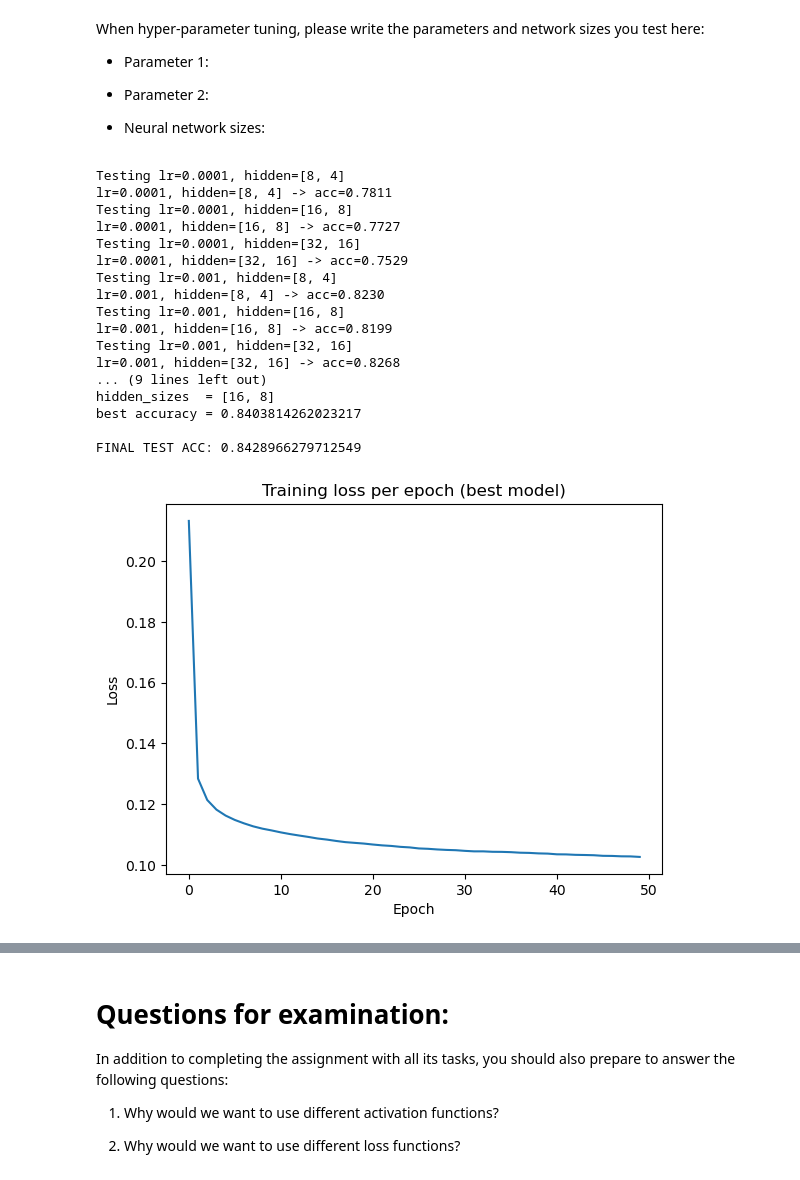
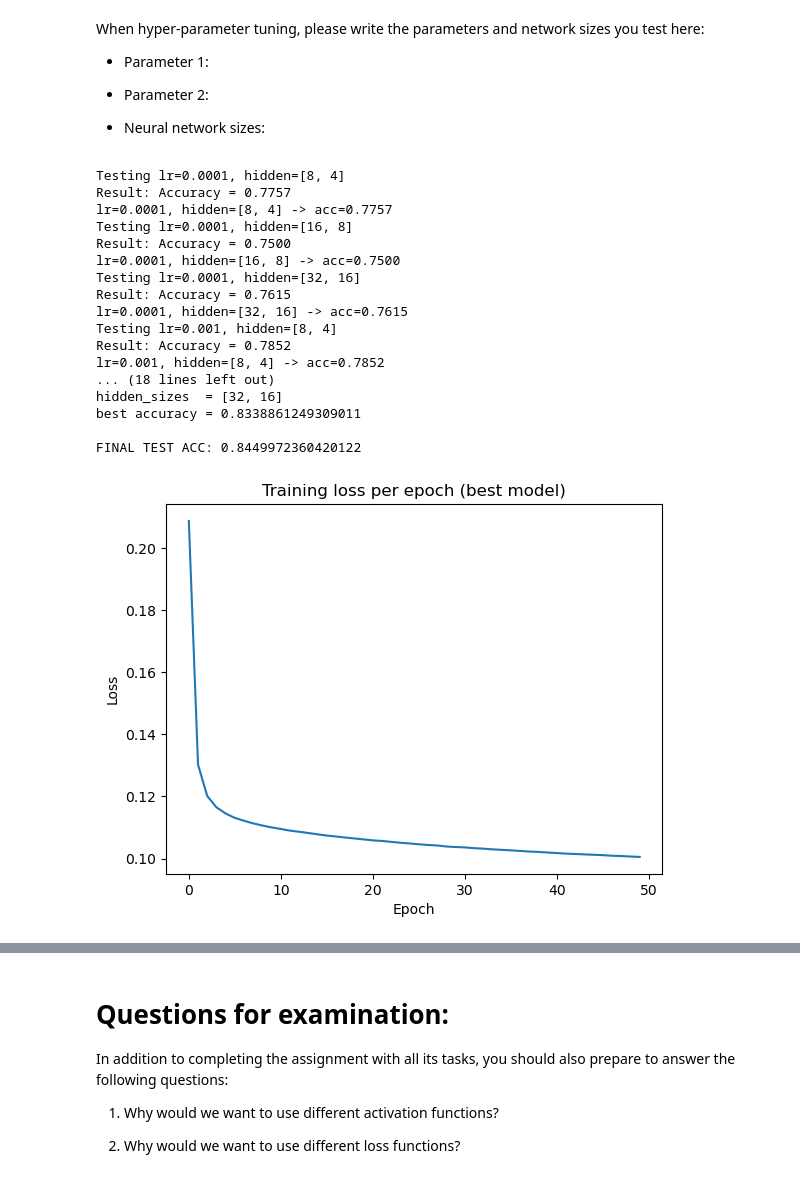
Before and after one commit to EdiOne07/Neural_Network, a Jupyter notebook: ML-Assignment 3/ML-Assignment 2_Besan_Ewir_and_Eduard_lorga.ipynb, the cells around one changed output, grey strips where cells are left out. Drawn from its saved outputs; the diff is of its cells as text; code cells hidden in the pictures.

Commit message:
Used Validation Data

```diff
--- a/ML-Assignment 3/ML-Assignment 2_Besan_Ewir_and_Eduard_lorga.ipynb
+++ b/ML-Assignment 3/ML-Assignment 2_Besan_Ewir_and_Eduard_lorga.ipynb
@@ -770,13 +770,12 @@ for lr in learning_rates:
         neural_network_sample = NeuralNet(input_dim=X_tr.shape[1], output_dim=2, neurons=hs)
 
         # Train for some epochs (not too many for tuning)
-        epochs = 30
-        for ep in range(epochs):
-            neural_network_sample.train_net(X_tr, y_tr, batch_size=32, epochs=1, learning_rate=lr)
+        train_loss, val_loss=neural_network_sample.train_net(X_tr, y_tr, batch_size=32, epochs=30, learning_rate=lr,use_validation_data=True)
 
         # Evaluate on test set
         val_acc = calc_acc(neural_network_sample, X_val, y_val)
         results.append((lr, hs, val_acc))
+        print(f"Result: Accuracy = {val_acc:.4f}")
         print(f"lr={lr}, hidden={hs} -> acc={val_acc:.4f}")
 
 best_lr, best_hs, best_val_acc = max(results, key=lambda t: t[2])
@@ -810,43 +809,43 @@ for ep in range(epochs):
 
 #  Final TEST accuracy (ONE TIME)
 final_test_acc = calc_acc(neural_network_best, x_test_scaled, y_test)
 print("\nFINAL TEST ACC:", final_test_acc)
 
 # Plot loss
 plt.figure()
 plt.plot(loss_history)
 plt.title("Training loss per epoch (best model)")
 plt.xlabel("Epoch")
 plt.ylabel("Loss")
 plt.show()
 
 # Plot test accuracy
 plt.figure()
 plt.plot(val_acc_history)
 plt.title("Validation accuracy per epoch (best model)")
 plt.xlabel("Epoch")
 plt.ylabel("Accuracy")
 plt.ylim(0,1.05)
 plt.show()
 # TODO: Visualize the loss after hyper-parameter tuning for each epoch
 
 # TODO: Visulaize the test accuracy after hyper-parameter tuning for each epoch
 # %% [output]
 Testing lr=0.0001, hidden=[8, 4]
-lr=0.0001, hidden=[8, 4] -> acc=0.7811
+Result: Accuracy = 0.7757
+lr=0.0001, hidden=[8, 4] -> acc=0.7757
 Testing lr=0.0001, hidden=[16, 8]
-lr=0.0001, hidden=[16, 8] -> acc=0.7727
+Result: Accuracy = 0.7500
+lr=0.0001, hidden=[16, 8] -> acc=0.7500
 Testing lr=0.0001, hidden=[32, 16]
-lr=0.0001, hidden=[32, 16] -> acc=0.7529
+Result: Accuracy = 0.7615
+lr=0.0001, hidden=[32, 16] -> acc=0.7615
 Testing lr=0.001, hidden=[8, 4]
-lr=0.001, hidden=[8, 4] -> acc=0.8230
-Testing lr=0.001, hidden=[16, 8]
-lr=0.001, hidden=[16, 8] -> acc=0.8199
-Testing lr=0.001, hidden=[32, 16]
-lr=0.001, hidden=[32, 16] -> acc=0.8268
-... (9 lines left out)
-hidden_sizes  = [16, 8]
-best accuracy = 0.8403814262023217
+Result: Accuracy = 0.7852
+lr=0.001, hidden=[8, 4] -> acc=0.7852
+... (18 lines left out)
+hidden_sizes  = [32, 16]
+best accuracy = 0.8338861249309011
 
-FINAL TEST ACC: 0.8428966279712549
+FINAL TEST ACC: 0.8449972360420122
-[figure, old version]
+[figure, new version]
```
Also changed, not shown: parts of 3 cells of this notebook.
